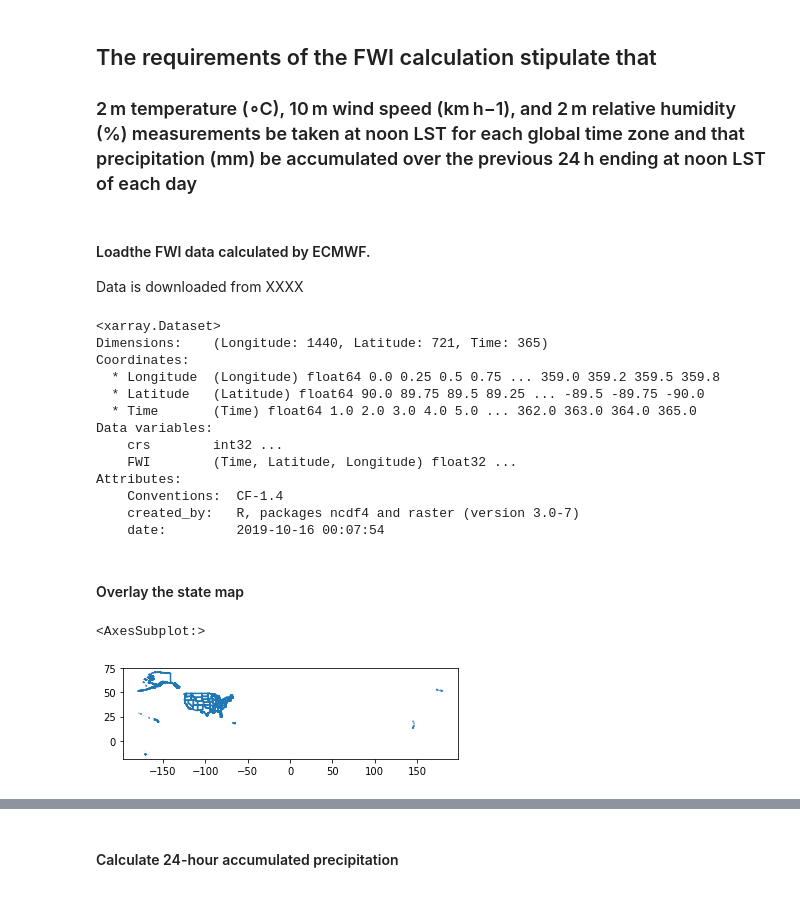
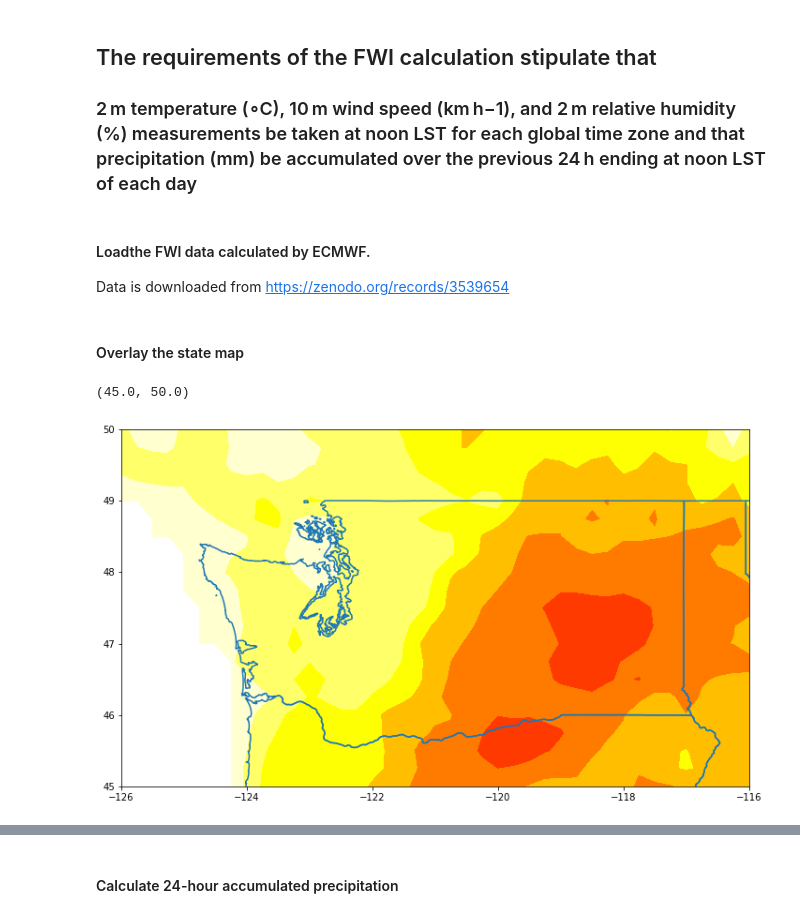
Before and after one commit to UW-Climate-Risk-Lab/climate-risk-map-hazards, a Jupyter notebook: FireWeatherIndex/FWI_ERA5.ipynb, the cells around one changed output, grey strips where cells are left out. Cells and saved outputs as stored; diff of their text form; code cells hidden in the pictures.

```diff
--- a/FireWeatherIndex/FWI_ERA5.ipynb
+++ b/FireWeatherIndex/FWI_ERA5.ipynb
@@ -15,32 +17,23 @@ import xarray as xr
 ### 2 m temperature (∘C), 10 m wind speed (km h−1), and 2 m relative humidity (%) measurements be taken at noon LST for each global time zone and that precipitation (mm) be accumulated over the previous 24 h ending at noon LST of each day
 # %% [markdown]
 #### Loadthe FWI data calculated by ECMWF.
-Data is downloaded from XXXX
+Data is downloaded from https://zenodo.org/records/3539654
 # %%
 import xarray as xr
 # Load the NetCDF file
 file_path = "~/Downloads/fire_weather_index_2018.nc"  # Replace with your NetCDF file path
 ds = xr.open_dataset(file_path)
-
-# View the dataset
-print(ds)
-
 ## convert longitude from 0-360 to -180-180.
 fwi = ds.FWI
 fwi['Longitude'] = fwi['Longitude'].where(fwi['Longitude'] < 180, fwi['Longitude']-360)
 ## reorder the data array based on longitude
-fwi_sorted = fwi.sortby('Longitude')
+fwi = fwi.sortby('Longitude')
+fwi = fwi.isel(Time=slice(212,217)) # Aug 1 to Aug 6
+
+ds = xr.open_dataset('~/Downloads/fine_fuel_moisture_code_2018.nc')
+## convert longitude from 0-360 to -180-180.
+fmc = ds.FFMC
+fmc['Longitude'] = fmc['Longitude'].where(fmc['Longitude'] < 180, fmc['Longitude']-360)
+## reorder the data array based on longitude
+fmc = fmc.sortby('Longitude')
+fmc = fmc.isel(Time=slice(212,217)) # Aug 1 to Aug 6
-# %% [output]
-<xarray.Dataset>
-Dimensions:    (Longitude: 1440, Latitude: 721, Time: 365)
-Coordinates:
-  * Longitude  (Longitude) float64 0.0 0.25 0.5 0.75 ... 359.0 359.2 359.5 359.8
-  * Latitude   (Latitude) float64 90.0 89.75 89.5 89.25 ... -89.5 -89.75 -90.0
-  * Time       (Time) float64 1.0 2.0 3.0 4.0 5.0 ... 362.0 363.0 364.0 365.0
-Data variables:
-    crs        int32 ...
-    FWI        (Time, Latitude, Longitude) float32 ...
-Attributes:
-    Conventions:  CF-1.4
-    created_by:   R, packages ncdf4 and raster (version 3.0-7)
-    date:         2019-10-16 00:07:54
@@ -47,20 +54,20 @@ Attributes:
 # %% [markdown]
 #### Overlay the state map
 # %%
-states = gpd.read_file('../cb_2018_us_state_500k/cb_2018_us_state_500k.shp')
+states = gpd.read_file('/Users/xjliu/Desktop/My_research/Climate_Risk/cb_2018_us_state_500k/cb_2018_us_state_500k.shp')
 #states.boundary.plot()
 
 fig, ax = plt.subplots(figsize=(12, 8))
 contours=ax.contourf(fwi_sorted.Longitude, fwi_sorted.Latitude, fwi_sorted[210:240,:,:].mean('Time'),
                      levels=np.linspace(0,100,11),
                     cmap='hot_r')
 #plt.colorbar(contours,extend='both')
 states.boundary.plot(ax=ax)
 ax.set_xlim([-126,-116])
 ax.set_ylim([45,50])
 # %% [output]
-<AxesSubplot:>
+(45.0, 50.0)
-[figure, old version]
+[figure, new version]
 # %% [markdown]
 ### Load ERA5 data needed for FWI
 - Note that precip of ERA5 is in a strange setup. It is in the format of (time, step) where time is the forecast/reference time and step is hours starting from the reference time. For example, if I want to download preciptation of UTC 0 to UTC 24 of Aug 1, what ERA5 provided is actually data in a format of (time, step), Where time is a length=3 forecast reference time -- UTC 18 of July 31, UTC 6 of Aug 1 and UTC 18 of Aug 1. Step is the hour into forecast. It doesn't have data for the first 5 steps and the last seven steps.
```
Also changed, not shown: parts of 18 cells of this notebook.
